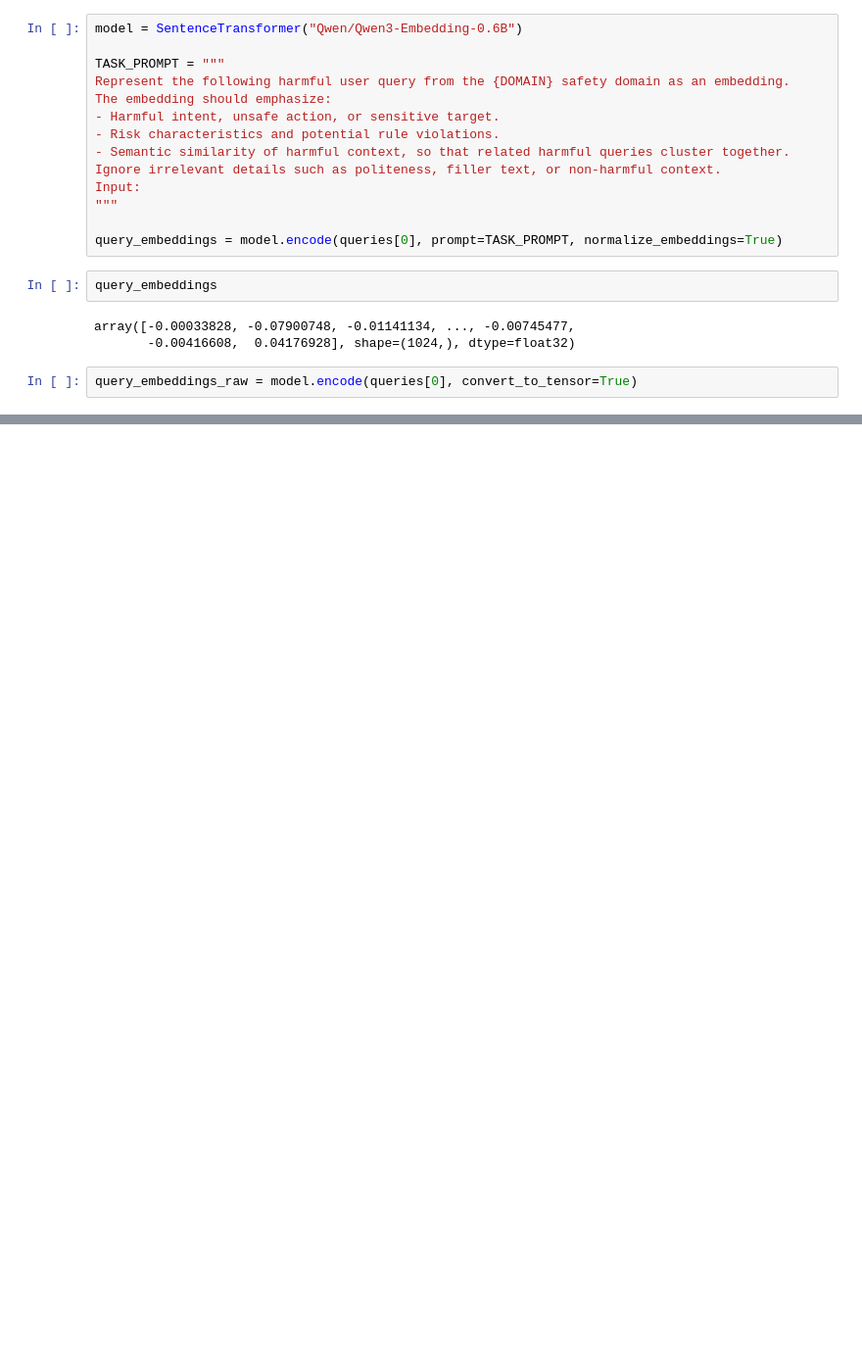
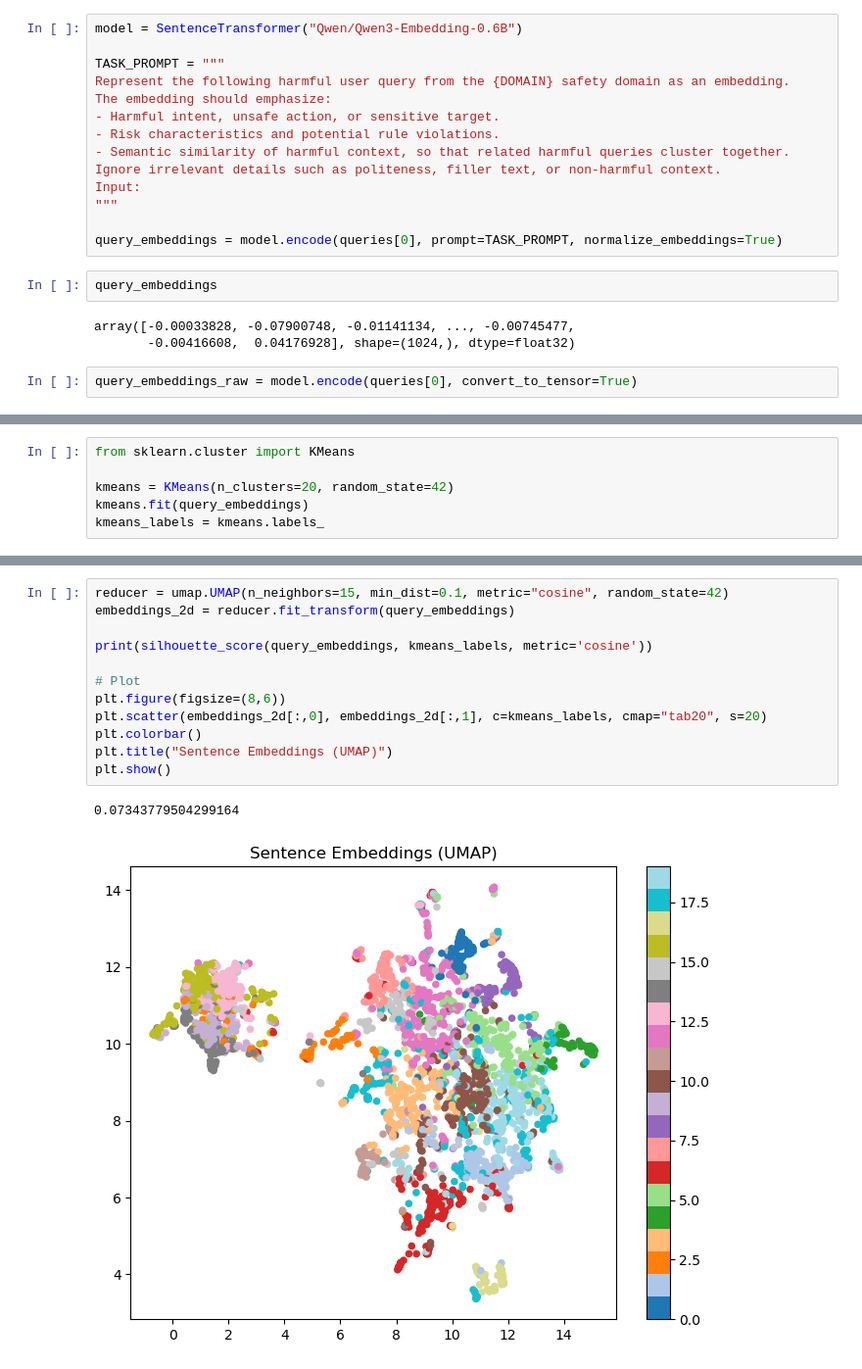
Before and after one commit to chantomkit/guardian-loop-experiments, a Jupyter notebook: clustering.ipynb, the cells around one changed output, grey strips where cells are left out. Shown at 98% size. Saved outputs shown, nothing was run; the diff lists cells and outputs as text; blank space fills up the shorter version.

```diff
--- a/clustering.ipynb
+++ b/clustering.ipynb
@@ -160,0 +188,6 @@ plt.show()
+# %%
+from sklearn.cluster import KMeans
+
+kmeans = KMeans(n_clusters=20, random_state=42)
+kmeans.fit(query_embeddings)
+kmeans_labels = kmeans.labels_
@@ -160,0 +224,15 @@ plt.show()
+# %%
+reducer = umap.UMAP(n_neighbors=15, min_dist=0.1, metric="cosine", random_state=42)
+embeddings_2d = reducer.fit_transform(query_embeddings)
+
+print(silhouette_score(query_embeddings, kmeans_labels, metric='cosine'))
+
+# Plot
+plt.figure(figsize=(8,6))
+plt.scatter(embeddings_2d[:,0], embeddings_2d[:,1], c=kmeans_labels, cmap="tab20", s=20)
+plt.colorbar()
+plt.title("Sentence Embeddings (UMAP)")
+plt.show()
+# %% [output]
+0.07343779504299164
+[figure, added]
```
Also changed, not shown: parts of 25 cells of this notebook.
